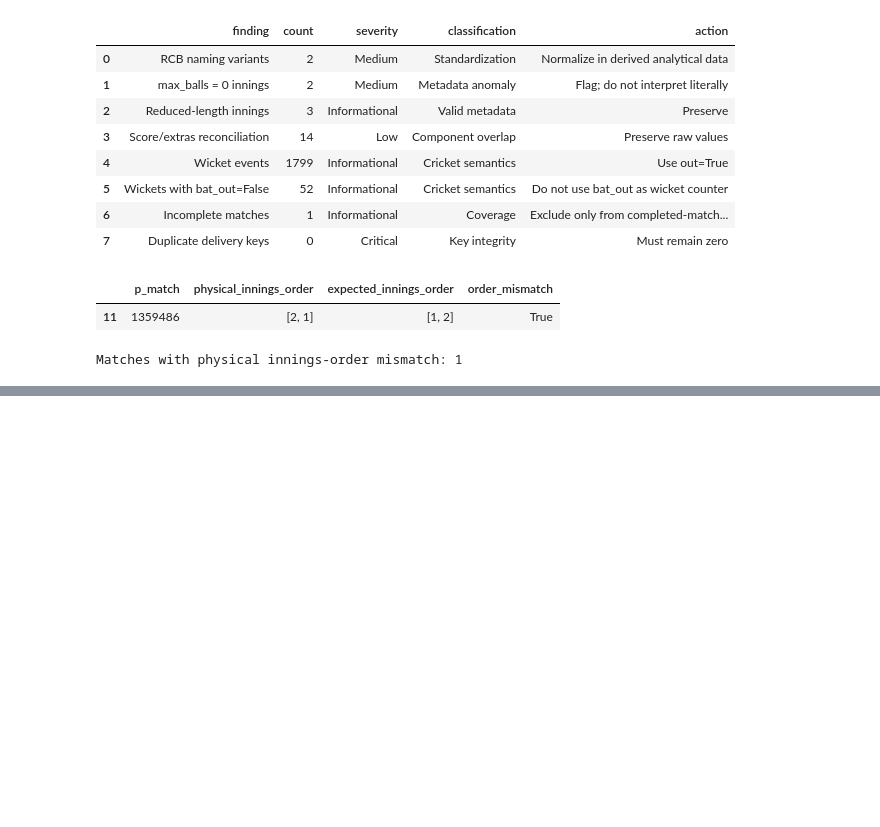
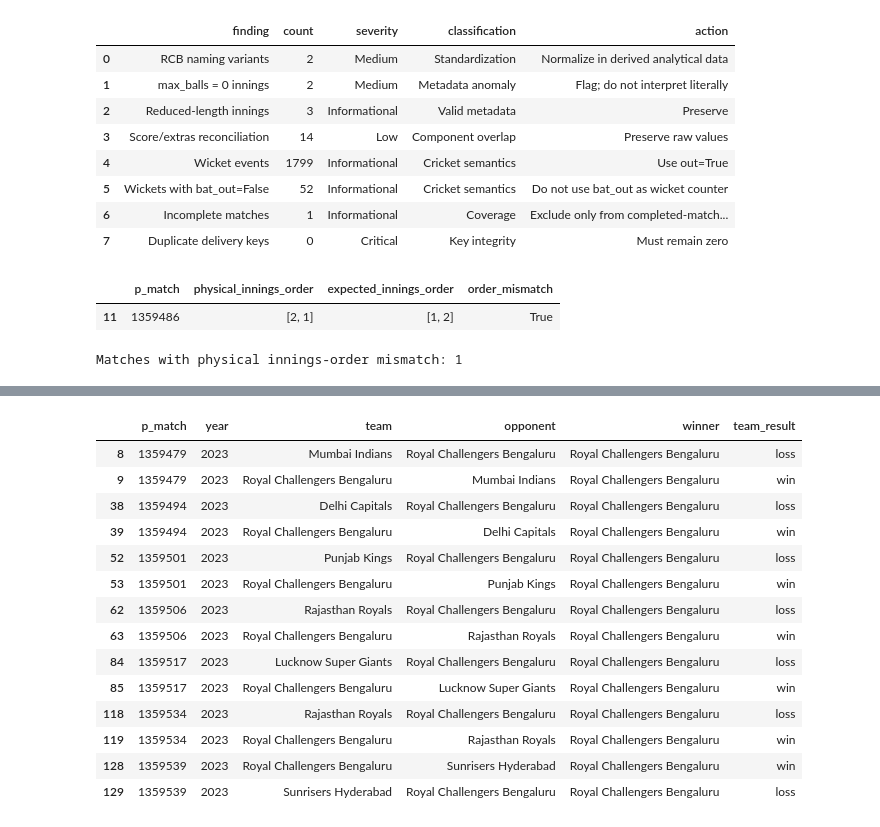
Before and after one commit to SohamBhow22/Hackathon_DPL2026, a Jupyter notebook: notebooks/01_data_audit.ipynb, the cells around one changed output, grey strips where cells are left out. Drawn from its saved outputs; the diff is of its cells as text; code cells hidden in the pictures; blank space fills up the shorter version.

```diff
--- a/notebooks/01_data_audit.ipynb
+++ b/notebooks/01_data_audit.ipynb
@@ -1419,0 +1911,42 @@ Matches with physical innings-order mismatch: 1
+# %%
+# The seven matches previously identified as having an RCB naming mismatch.
+
+affected_match_ids = [
+    1359479,
+    1359494,
+    1359501,
+    1359506,
+    1359517,
+    1359534,
+    1359539,
+]
+
+display(
+    team_match.loc[
+        team_match["p_match"].isin(affected_match_ids),
+        [
+            "p_match",
+            "year",
+            "team",
+            "opponent",
+            "winner",
+            "team_result",
+        ],
+    ].sort_values(["p_match", "team"])
+)
+# %% [output]
+|  | p_match | year | team | opponent | winner | team_result |
+| 8 | 1359479 | 2023 | Mumbai Indians | Royal Challengers Bengaluru | Royal Challengers Bengaluru | loss |
+| 9 | 1359479 | 2023 | Royal Challengers Bengaluru | Mumbai Indians | Royal Challengers Bengaluru | win |
+| 38 | 1359494 | 2023 | Delhi Capitals | Royal Challengers Bengaluru | Royal Challengers Bengaluru | loss |
+| 39 | 1359494 | 2023 | Royal Challengers Bengaluru | Delhi Capitals | Royal Challengers Bengaluru | win |
+| 52 | 1359501 | 2023 | Punjab Kings | Royal Challengers Bengaluru | Royal Challengers Bengaluru | loss |
+| 53 | 1359501 | 2023 | Royal Challengers Bengaluru | Punjab Kings | Royal Challengers Bengaluru | win |
+| 62 | 1359506 | 2023 | Rajasthan Royals | Royal Challengers Bengaluru | Royal Challengers Bengaluru | loss |
+| 63 | 1359506 | 2023 | Royal Challengers Bengaluru | Rajasthan Royals | Royal Challengers Bengaluru | win |
+| 84 | 1359517 | 2023 | Lucknow Super Giants | Royal Challengers Bengaluru | Royal Challengers Bengaluru | loss |
+| 85 | 1359517 | 2023 | Royal Challengers Bengaluru | Lucknow Super Giants | Royal Challengers Bengaluru | win |
+| 118 | 1359534 | 2023 | Rajasthan Royals | Royal Challengers Bengaluru | Royal Challengers Bengaluru | loss |
+| 119 | 1359534 | 2023 | Royal Challengers Bengaluru | Rajasthan Royals | Royal Challengers Bengaluru | win |
+| 128 | 1359539 | 2023 | Royal Challengers Bengaluru | Sunrisers Hyderabad | Royal Challengers Bengaluru | win |
+| 129 | 1359539 | 2023 | Sunrisers Hyderabad | Royal Challengers Bengaluru | Royal Challengers Bengaluru | loss |
```
Also changed, not shown: parts of 53 cells of this notebook, 10 other files.
